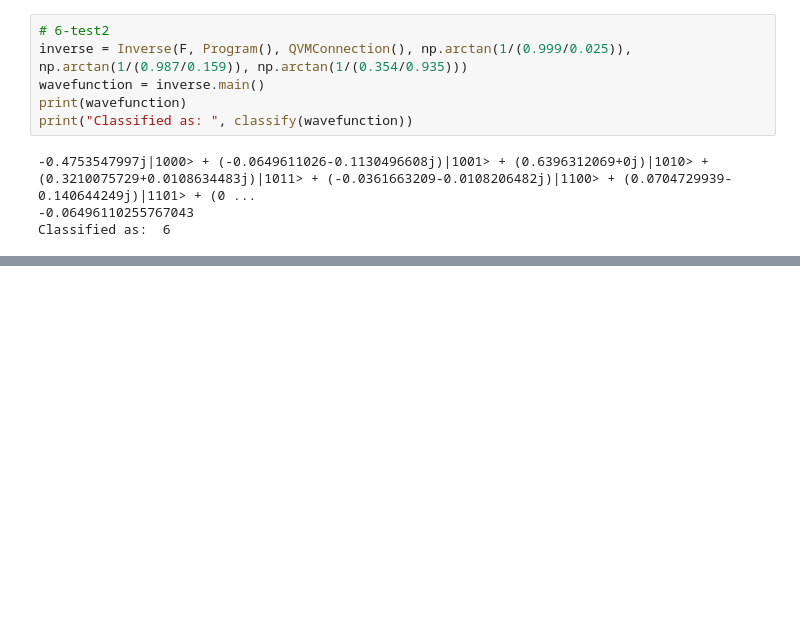
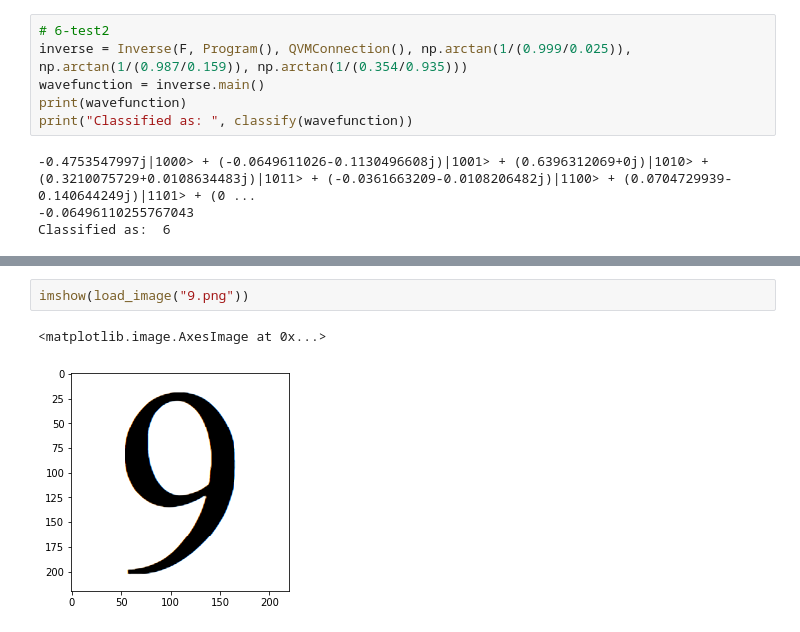
Before and after one commit to jordandsullivan/Rigetti-Hackathon, a Jupyter notebook: Hackathon.ipynb, the cells around one changed output, grey strips where cells are left out. Drawn from its saved outputs; the diff is of its cells as text; blank space fills up the shorter version.

```diff
--- a/Hackathon.ipynb
+++ b/Hackathon.ipynb
@@ -320,0 +395,5 @@ Classified as:  6
+# %%
+imshow(load_image("9.png"))
+# %% [output]
+<matplotlib.image.AxesImage at 0x...>
+[figure, added]
```
Also changed, not shown: parts of 11 cells of this notebook.
